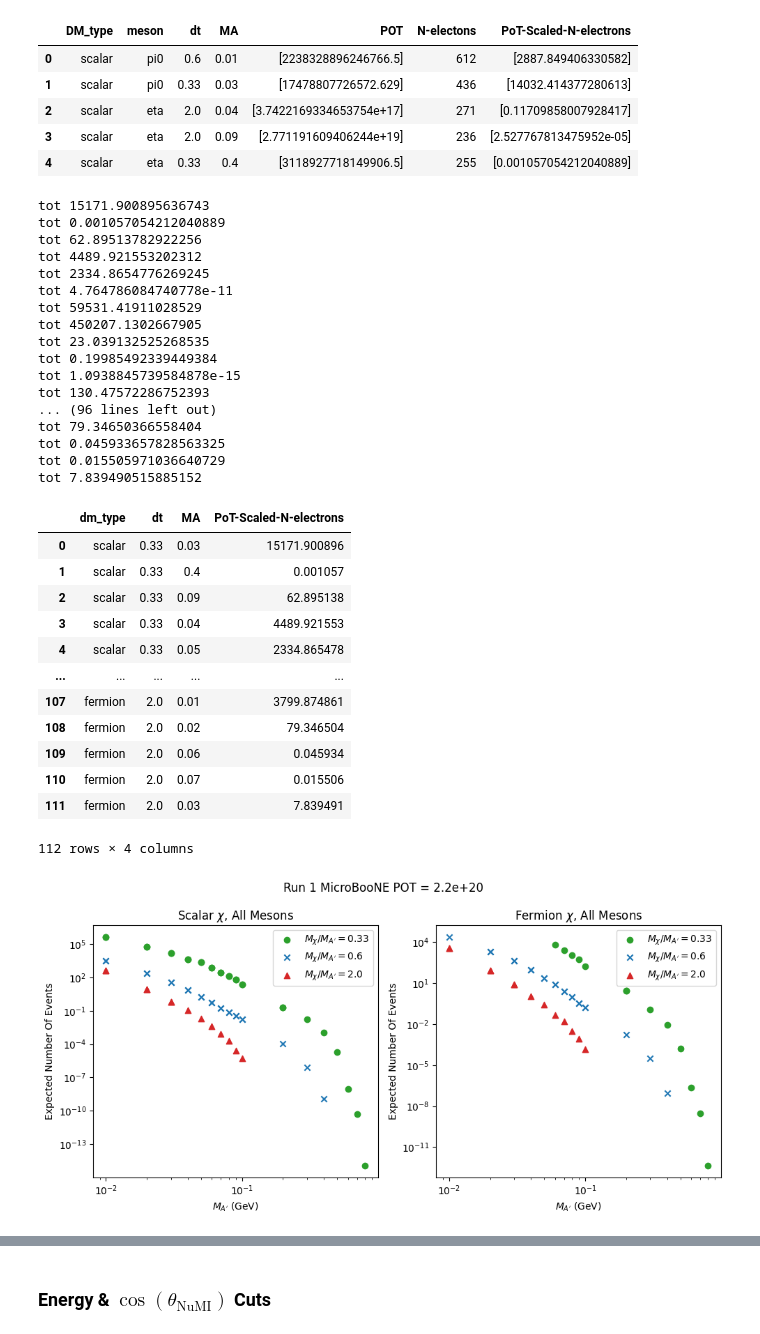
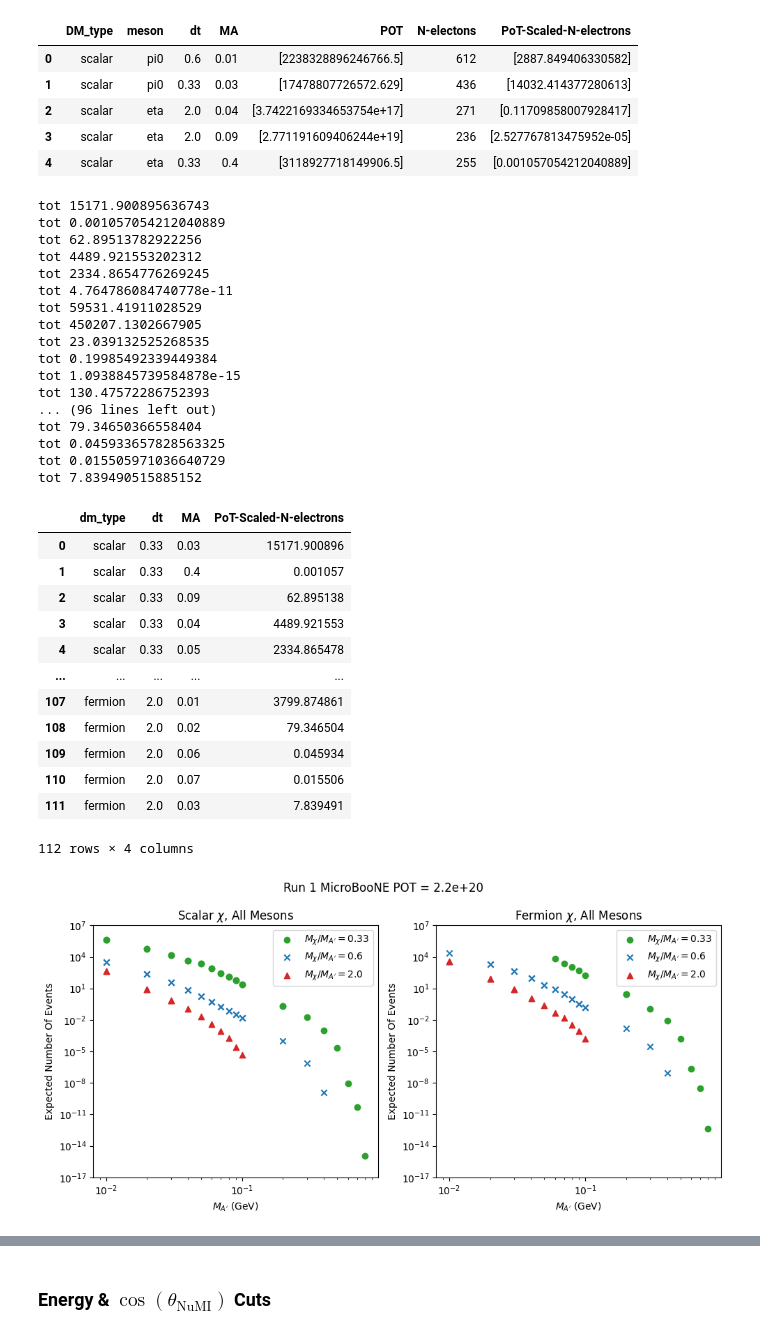
Before and after one commit to amh-137/DarkElectronScatter, a Jupyter notebook: notebooks/kinematics.ipynb, the cells around one changed output, grey strips where cells are left out. Cells and saved outputs as stored; diff of their text form; code cells hidden in the pictures.

```diff
--- a/notebooks/kinematics.ipynb
+++ b/notebooks/kinematics.ipynb
@@ -187,6 +187,7 @@ display(summed_df)
 j=0
 for dm_type in data_types:
     for dt in dt_ratios:
+        ax4[j].set_ylim(1e-17, 1e7)
         df_local = summed_df[(summed_df["dm_type"]==dm_type) & (summed_df["dt"]==dt)]
         # apply energy cut
         #display(df_local["MA"].astype(float))#, df_local["PoT-Scaled-N-electrons"].astype(float))
@@ -209,34 +210,34 @@ plt.show()
 tot 15171.900895636743
 tot 0.001057054212040889
 tot 62.89513782922256
 tot 4489.921553202312
 tot 2334.8654776269245
 tot 4.764786084740778e-11
 tot 59531.41911028529
 tot 450207.1302667905
 tot 23.039132525268535
 tot 0.19985492339449384
 tot 1.0938845739584878e-15
 tot 130.47572286752393
 ... (96 lines left out)
 tot 79.34650366558404
 tot 0.045933657828563325
 tot 0.015505971036640729
 tot 7.839490515885152
 |  | dm_type | dt | MA | PoT-Scaled-N-electrons |
 | 0 | scalar | 0.33 | 0.03 | 15171.900896 |
 | 1 | scalar | 0.33 | 0.4 | 0.001057 |
 | 2 | scalar | 0.33 | 0.09 | 62.895138 |
 | 3 | scalar | 0.33 | 0.04 | 4489.921553 |
 | 4 | scalar | 0.33 | 0.05 | 2334.865478 |
 | ... | ... | ... | ... | ... |
 | 107 | fermion | 2.0 | 0.01 | 3799.874861 |
 | 108 | fermion | 2.0 | 0.02 | 79.346504 |
 | 109 | fermion | 2.0 | 0.06 | 0.045934 |
 | 110 | fermion | 2.0 | 0.07 | 0.015506 |
 | 111 | fermion | 2.0 | 0.03 | 7.839491 |
 112 rows × 4 columns
-[figure, old version]
+[figure, new version]
 # %%
 dt_ratios = ["0.33", "0.6", "2.0"]
 
```
Also changed, not shown: parts of 2 cells of this notebook.
